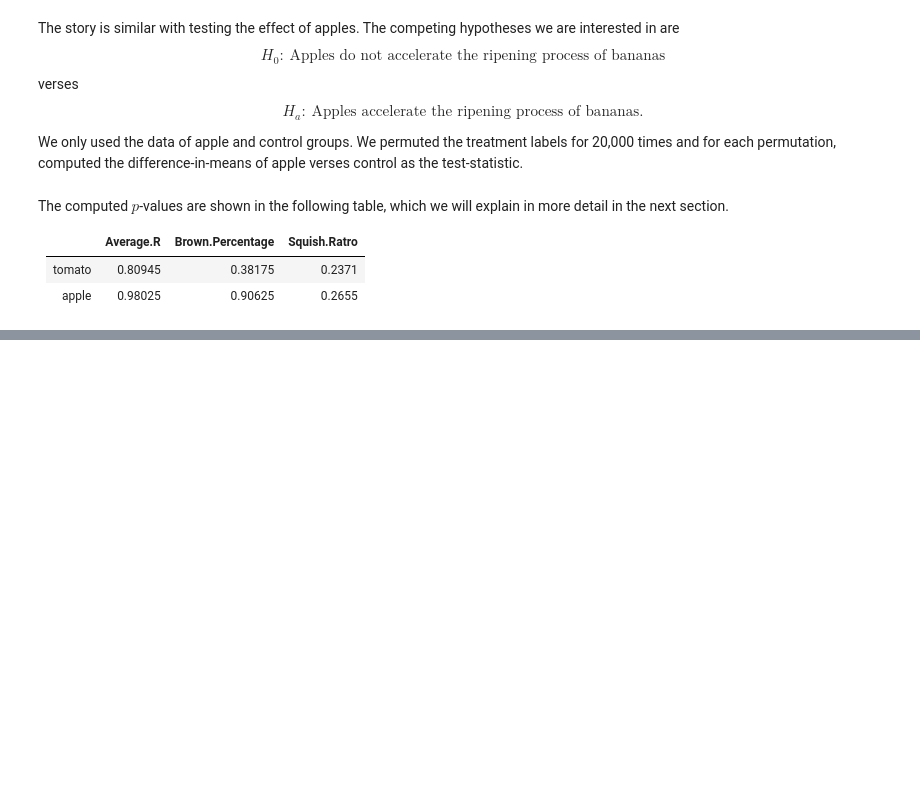
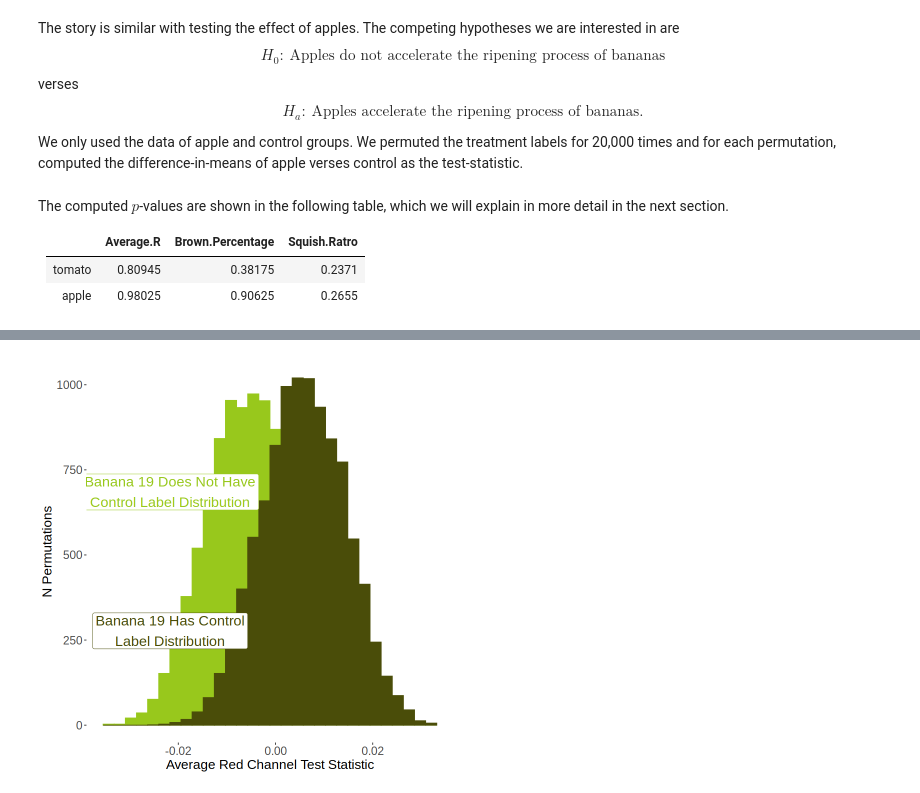
Before and after one commit to yashpatel5400/stats604-project3, a Jupyter notebook: jupyter_report_sections/Ripening Fruit.ipynb, the cells around one changed output, grey strips where cells are left out. Saved outputs shown, nothing was run; the diff lists cells and outputs as text; code cells hidden in the pictures; blank space fills up the shorter version.

```diff
--- a/jupyter_report_sections/Ripening Fruit.ipynb
+++ b/jupyter_report_sections/Ripening Fruit.ipynb
@@ -389,0 +567,60 @@ kable(p.values)
+# %%
+make_banana_specific_comparison_plot <- function(perms, banana, stat) {
+  banana_col <- paste0("banana_", banana)
+  if (grepl("tomato$", stat)) {
+    trt <- "T"
+    clean_trt <- "Tomato"
+  } else if (grepl("apple$", stat)) {
+    trt <- "A"
+    clean_trt <- "Apple"
+  } else {
+    trt <- "C"
+    clean_trt <- "Control"
+  }
+  clean_stat <- gsub(
+    "% squished", "Squish Ratio",
+       gsub(
+         "pct", "%", gsub(
+           "avg", "Average", gsub(
+             "rgb", "Red Channel", gsub(" (tomato|apple)$", "", gsub("_", " ", stat))))))
+
+  ctrl_data <- data.frame(
+    "trt" = perms[[banana_col]][perms[banana_col] == "C"],
+    "perm_val" = perms[[stat]][perms[banana_col] == "C"]
+  )
+  trt_data <- data.frame(
+    "trt" = perms[[banana_col]][perms[banana_col] == trt],
+    "perm_val" = perms[[stat]][perms[banana_col] == trt]
+  )
+  legend_x_val <- min(quantile(ctrl_data[["perm_val"]], 0.03),
+                      quantile(trt_data[["perm_val"]], 0.03))
+  if (grepl("pct_brown", stat)) {
+    cut_val <- 0.00025
+  } else if (grepl("avg_rgb", stat)) {
+    cut_val <- 0.0015
+  } else {
+    cut_val <- 0.025
+  }
+
+  legend_y_val_banana <- max(table(cut_width(ctrl_data[["perm_val"]], width = cut_val)))
+  legend_y_val_all <- max(table(cut_width(trt_data[["perm_val"]], width = cut_val))) - 400
+  fill_col <- scales::seq_gradient_pal(YELLOW, GREEN)(seq(0, 1, length.out=n_bananas))[banana]
+
+  ggplot(ctrl_data) +
+    geom_histogram(data = trt_data,
+                   aes(x = perm_val), fill = fill_col, color = fill_col, bins=30) +
+    geom_histogram(aes(x = perm_val), fill = BROWN, color = BROWN, bins=30) +
+    annotate("label", x = legend_x_val, y = legend_y_val_banana,
+             label = paste0("Banana ", banana, " Does Not Have\nControl Label Distribution"),
+             color = fill_col, size = 6) +
+    annotate("label", x = legend_x_val, y = legend_y_val_all,
+             label = paste0("Banana ", banana, " Has Control\nLabel Distribution"),
+             color = BROWN, size = 6) +
+    labs(x = paste0(clean_stat," Test Statistic"),
+         y = "N Permutations") +
+    plot_theme
+}
+
+make_banana_specific_comparison_plot(permutations_apple, 19, "avg_rgb_apple")
+# %% [output]
+[figure, added]
```
Also changed, not shown: parts of 6 cells of this notebook.
